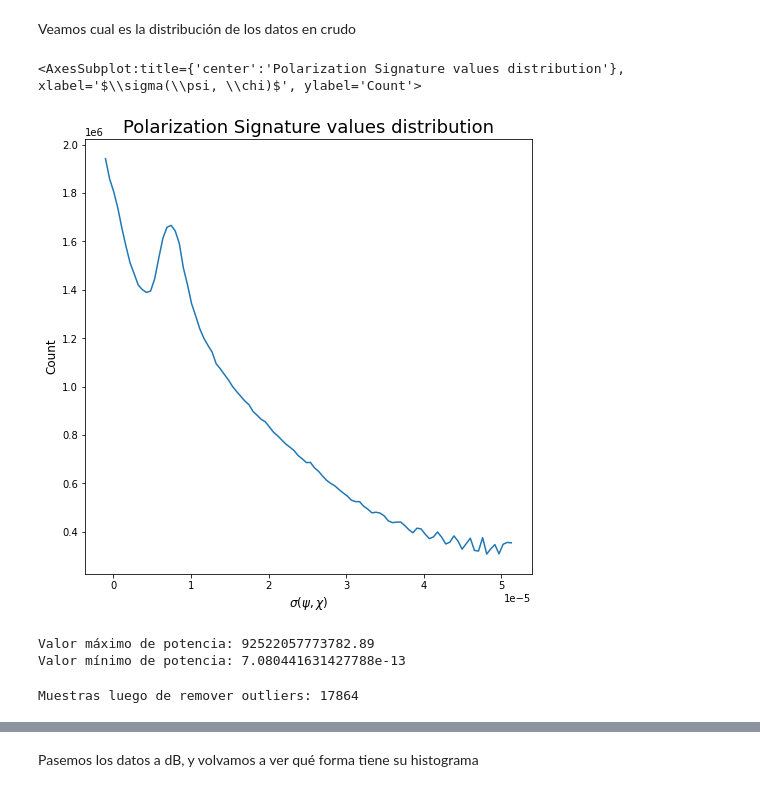
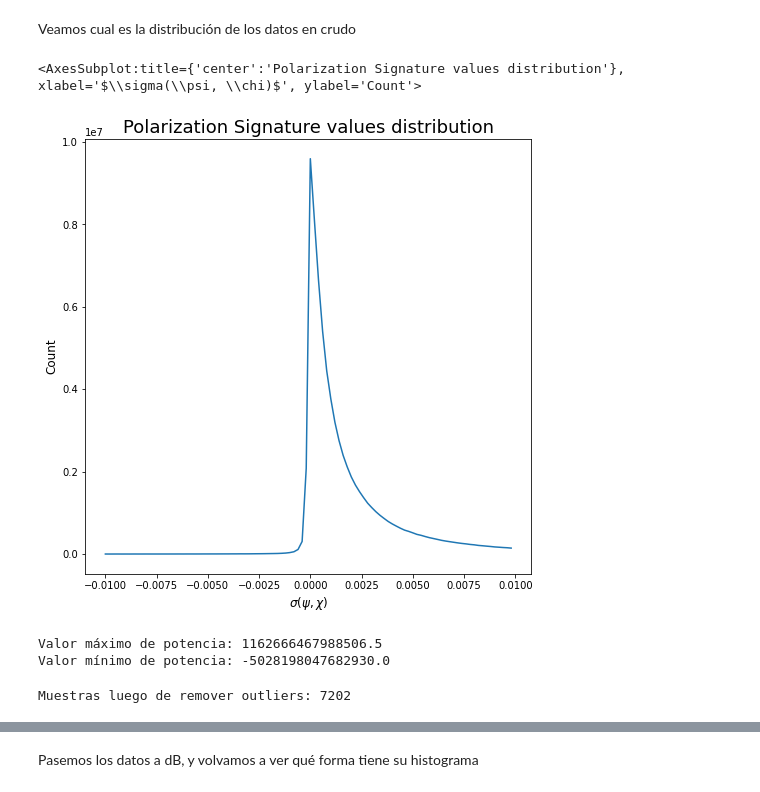
Before and after one commit to jotavecorta/DeepScatteringModels, a Jupyter notebook: notebooks/1.0-jv-spm-data-generation-exploration.ipynb, the cells around one changed output, grey strips where cells are left out. Drawn from its saved outputs; the diff is of its cells as text; code cells hidden in the pictures.

```diff
--- a/notebooks/1.0-jv-spm-data-generation-exploration.ipynb
+++ b/notebooks/1.0-jv-spm-data-generation-exploration.ipynb
@@ -46,18 +48,18 @@ plot_polarization_signature(rnd_signature)
 # %% [markdown]
 Veamos cual es la distribución de los datos en crudo
 # %%
-plot_histogram(data, n_bins=100)
+plot_histogram(data, n_bins=100, hist_kw={"range":(-0.01, 0.01)})
 # %% [output]
 <AxesSubplot:title={'center':'Polarization Signature values distribution'}, xlabel='$\\sigma(\\psi, \\chi)$', ylabel='Count'>
-[figure, old version]
+[figure, new version]
 # %%
 print(f"Valor máximo de potencia: {data.max()}")
-print(f"Valor mínimo de potencia: {data[data>0].min()}")
+print(f"Valor mínimo de potencia: {data.min()}")
 # %% [output]
-Valor máximo de potencia: 92522057773782.89
-Valor mínimo de potencia: 7.080441631427788e-13
+Valor máximo de potencia: 1162666467988506.5
+Valor mínimo de potencia: -5028198047682930.0
 # %%
-new_data = remove_outliers(data, k=4)
+new_data = remove_outliers(data, k=100)
 print(f"Muestras luego de remover outliers: {new_data.shape[0]}")
 # %% [output]
-Muestras luego de remover outliers: 17864
+Muestras luego de remover outliers: 7202
```
Also changed, not shown: parts of 7 cells of this notebook, 2 other files.
